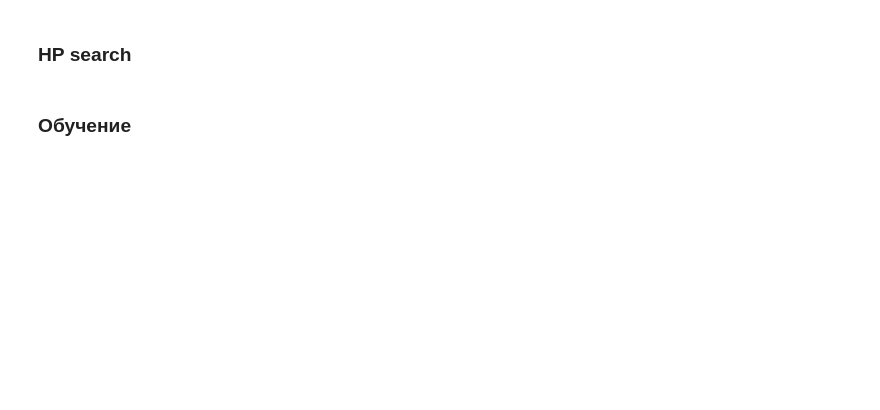
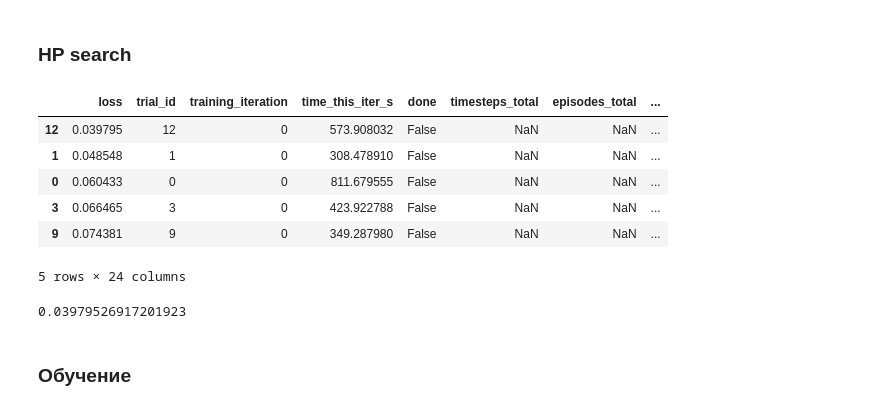
Before and after one commit to elch10/anomaly-detection, a Jupyter notebook: notebooks/TorchLSTM.ipynb, the cells around one changed output. Cells and saved outputs as stored; diff of their text form; code cells hidden in the pictures; blank space fills up the shorter version.

```diff
--- a/notebooks/TorchLSTM.ipynb
+++ b/notebooks/TorchLSTM.ipynb
@@ -135,15 +154,22 @@ def get_log_path(name):
 # %%
-from src.models.prediction.utils import to_dataloader
+from src.utils import to_torch_dataloader
 
-def get_data(window_len):
-    X_trend = rolling_window(trend_data, window_len)[:-prediction_len]
-    y_trend = rolling_window(trend_data, prediction_len, window_len)
+def get_dataloader(data, window_len):
+    """
+    Batch size must be equal with window len
+    due fact, that i-th example in current batch need to get states
+    of i-th example of previous batch
+    """
+    X = rolling_window(data, window_len)[:-prediction_len]
+    y = rolling_window(data, prediction_len, window_len)
 
-    X_tr, X_te, y_tr, y_te = train_test_split(X_trend, y_trend, train_size=0.7, shuffle=False)
+    X_tr, X_te, y_tr, y_te = train_test_split(X, y, train_size=0.7, shuffle=False)
 
-    train_set = to_dataloader(X_tr, y_tr, dict(batch_size=batch_size))
-    test_set = to_dataloader(X_te, y_te, dict(batch_size=batch_size))
+    train_set = to_torch_dataloader(X_tr, y_tr, dict(batch_size=window_len))
+    test_set = to_torch_dataloader(X_te, y_te, dict(batch_size=window_len))
     return train_set, test_set
+# %%
+train_set, test_set = get_dataloader(trend_data, window_len)
 # %% [markdown]
 ### HP search
 # %%
@@ -161,10 +187,10 @@ criterion = torch.nn.MSELoss()
 import copy
 def evaluate(config):
     config = copy.deepcopy(config)
-    train_set, test_set = get_data(config['window_len'])
+    train_set, test_set = get_dataloader(trend_data, int(config['window_len']))
     del config['window_len']
 
-    weight_decay = config['weight_decay']
+    weight_decay = float(config['weight_decay'])
     del config['weight_decay']
     config['input_size'] = data.shape[1]
     config['batch_first'] = True
@@ -197,13 +223,28 @@ def evaluate(config):
 # %%
 config = dict(
     window_len=tune.choice([32, 48, 64]),
-    hidden_size=tune.choice([8, 16, 32]),
-    num_layers=tune.choice([1, 2]),
+    hidden_size=tune.choice([8, 12]),
+    num_layers=tune.choice([2, 3]),
     bidirectional=tune.choice([False, True]),
-    weight_decay=tune.uniform(0.001, 0.1),
+    weight_decay=tune.uniform(0.0005, 0.01),
 )
 
 analysis = tune.run(evaluate, config=config, num_samples=20)
+# %%
+resdf = analysis.dataframe()
+resdf.sort_values('loss').head()
+# %% [output]
+|  | loss | trial_id | training_iteration | time_this_iter_s | done | timesteps_total | episodes_total | ... |
+| 12 | 0.039795 | 12 | 0 | 573.908032 | False | NaN | NaN | ... |
+| 1 | 0.048548 | 1 | 0 | 308.478910 | False | NaN | NaN | ... |
+| 0 | 0.060433 | 0 | 0 | 811.679555 | False | NaN | NaN | ... |
+| 3 | 0.066465 | 3 | 0 | 423.922788 | False | NaN | NaN | ... |
+| 9 | 0.074381 | 9 | 0 | 349.287980 | False | NaN | NaN | ... |
+5 rows × 24 columns
+# %%
+resdf['loss'].min()
+# %% [output]
+0.03979526917201923
 # %% [markdown]
 ### Обучение
 # %%
```
Also changed, not shown: parts of 30 cells of this notebook, 5 other files.
